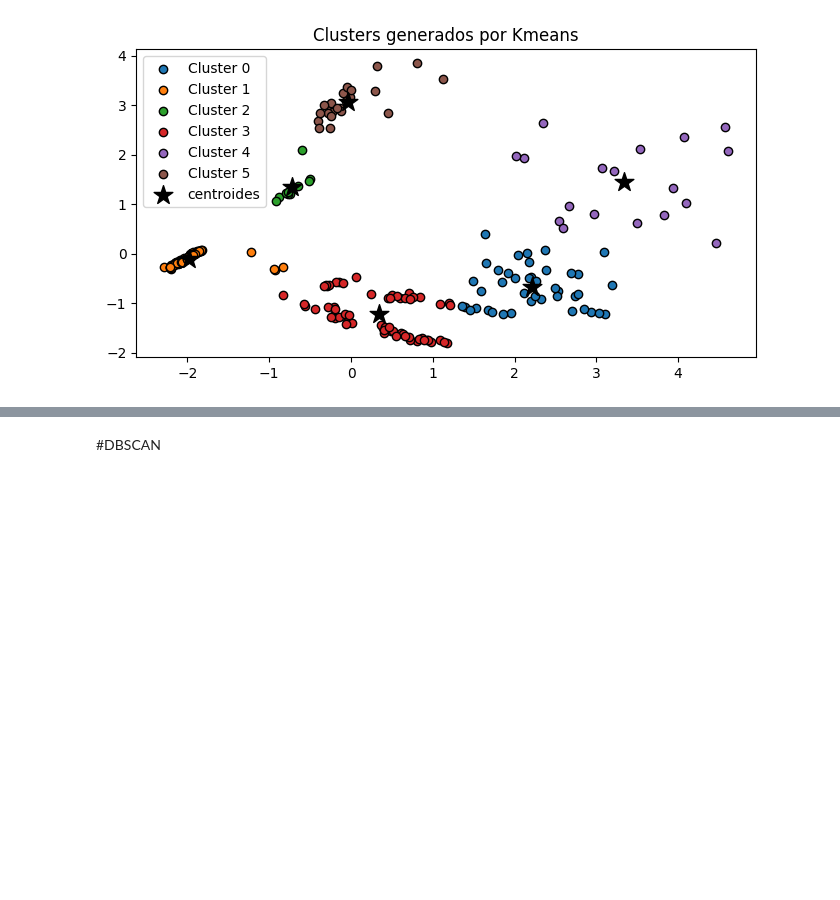
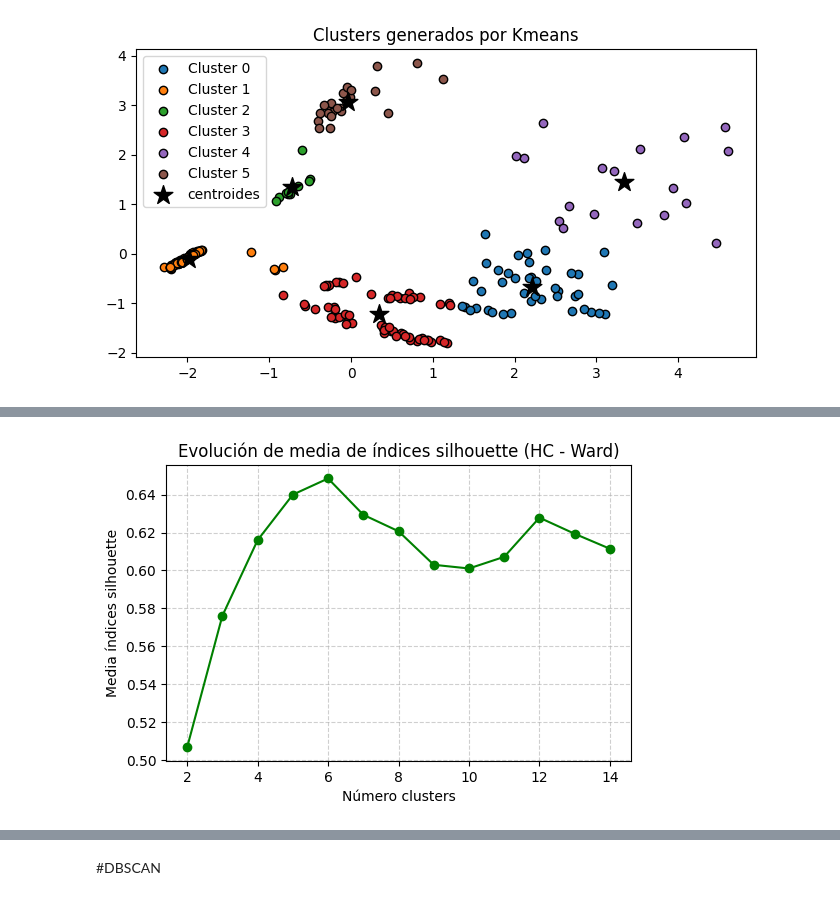
Before and after one commit to 100522371/P2_AA_Grupo17, a Jupyter notebook: p2_grupo17.ipynb, the cells around one changed output, grey strips where cells are left out. Saved outputs shown, nothing was run; the diff lists cells and outputs as text; code cells hidden in the pictures; blank space fills up the shorter version.

Commit message:
update hierarchical clustering and dendrogram

```diff
--- a/p2_grupo17.ipynb
+++ b/p2_grupo17.ipynb
@@ -299,0 +258,91 @@ Como podemos observar, los agrupamientos generados por el Clustering Jerárquico
+# %%
+import numpy as np
+import scipy.cluster.hierarchy as sch
+import matplotlib.pyplot as plt
+from sklearn.cluster import AgglomerativeClustering
+from sklearn.metrics import silhouette_score
+
+# 1. Método silhouette para identificar el número óptimo de clusters
+range_n_clusters = range(2, 15)
+valores_medios_silhouette_hc = []
+
+for n_clusters in range_n_clusters:
+    modelo_hc = AgglomerativeClustering(
+        metric   = 'euclidean',
+        linkage    = 'ward',
+        n_clusters = n_clusters
+    )
+    cluster_labels_hc = modelo_hc.fit_predict(df)
+    silhouette_avg_hc = silhouette_score(df, cluster_labels_hc)
+    valores_medios_silhouette_hc.append(silhouette_avg_hc)
+
+fig, ax = plt.subplots(1, 1, figsize=(6, 3.84))
+ax.plot(range_n_clusters, valores_medios_silhouette_hc, marker='o', color='green')
+ax.set_title("Evolución de media de índices silhouette (HC - Ward)")
+ax.set_xlabel('Número clusters')
+ax.set_ylabel('Media índices silhouette')
+ax.grid(True, linestyle='--', alpha=0.6)
+plt.show()
+
+# 2. Análisis del salto más grande en el Dendrograma (Linkage Ward)
+Z = sch.linkage(df, method='ward')
+heights = Z[:, 2]
+diffs = np.diff(heights)
+idx_max_jump = np.argmax(diffs)
+n_clusters_optimo = len(heights) - idx_max_jump
+altura_optima = heights[idx_max_jump]
+
+print(f"Número óptimo de clusters (según mayor salto): {n_clusters_optimo}")
+print(f"Altura de fusión óptima: {altura_optima:.2f}")
+
+fig, ax = plt.subplots(2, 1, figsize=(10, 8))
+ax[0].plot(range(1, len(heights) + 1), heights, marker='o', linestyle='-')
+ax[0].set_title("Altura de las Fusiones en el Dendrograma")
+ax[0].set_xlabel("Índice de Fusión")
+ax[0].set_ylabel("Altura")
+ax[0].axvline(x=idx_max_jump + 1, color='r', linestyle='--', label="Mayor salto")
+ax[0].legend()
+
+ax[1].plot(range(1, len(diffs) + 1), diffs, marker='o', linestyle='-', color='orange')
+ax[1].set_title("Diferencia en Altura entre Fusiones Consecutivas")
+ax[1].set_xlabel("Índice de Fusión")
+ax[1].set_ylabel("Diferencia en Altura")
+ax[1].axvline(x=idx_max_jump + 1, color='r', linestyle='--', label="Mayor salto")
+ax[1].legend()
+
+plt.tight_layout()
+plt.show()
+
+# 3. Dendrograma con corte óptimo visualizado
+plt.figure(figsize=(12, 6))
+# Se usa `truncate_mode='lastp'` para no mostrar las 240 etiquetas superpuestas
+sch.dendrogram(Z, color_threshold=altura_optima, truncate_mode='lastp', p=30, show_leaf_counts=True)
+plt.axhline(y=altura_optima, color='r', linestyle='dashed', label=f'Altura óptima: {altura_optima:.2f}')
+plt.title("Dendrograma (Linkage: Ward) Truncado - mostrando los últimos 30 nodos")
+plt.xlabel("Tamaño del cluster (número de estrellas en la hoja)")
+plt.ylabel("Distancia Euclidiana")
+plt.legend()
+plt.show()
+
+# 4. Entrenar el modelo final (Usaremos 6 clusters porque Silhouette es nuestro criterio principal
+# a efectos comparativos con KMeans y la tabla base astronómica. Sin embargo, mostramos la metodología completa).
+modelo_hc_final = AgglomerativeClustering(n_clusters=6, metric='euclidean', linkage='ward')
+y_hc_final = modelo_hc_final.fit_predict(df)
+
+fig, ax = plt.subplots(1, 1, figsize=(8, 5))
+for i in np.unique(y_hc_final):
+    ax.scatter(
+        x = df.loc[y_hc_final == i, 'PC1'],
+        y = df.loc[y_hc_final == i, 'PC2'],
+        c = plt.rcParams['axes.prop_cycle'].by_key()['color'][i % 10],
+        marker    = 'o',
+        edgecolor = 'black',
+        label= f"Cluster {i}"
+    )
+ax.set_title(f'Clusters por Hierarchical Clustering (Ward, K=6)')
+ax.set_xlabel('PC1')
+ax.set_ylabel('PC2')
+ax.legend(loc='best')
+plt.show()
+# %% [output]
+[figure, added]
```
Also changed, not shown: parts of 6 cells of this notebook.
